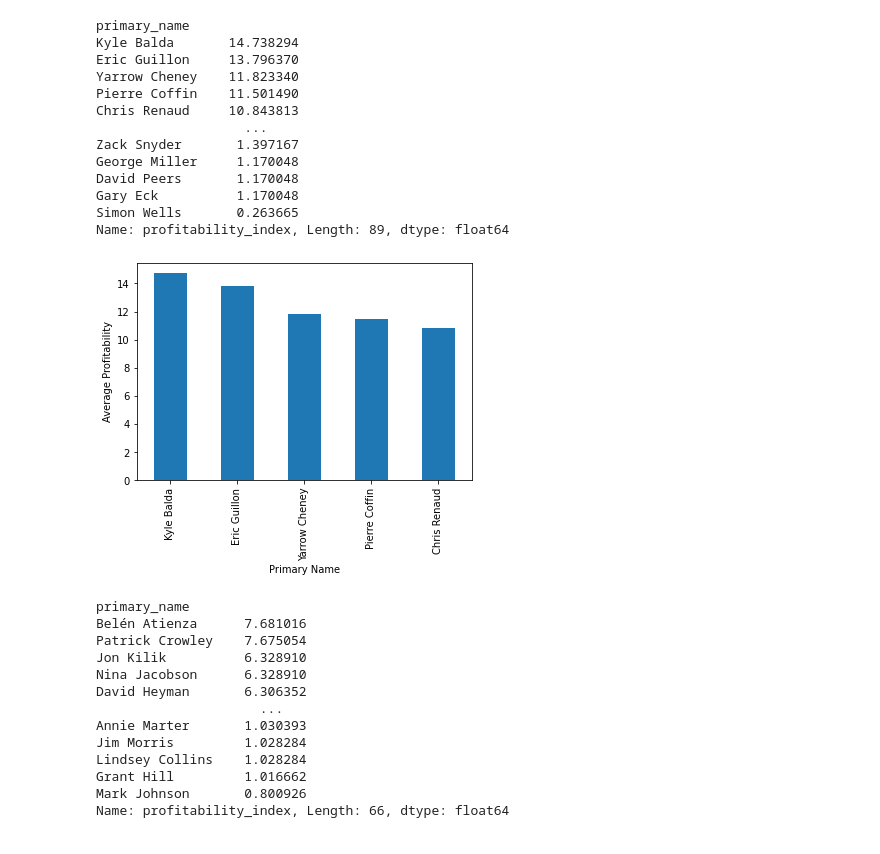
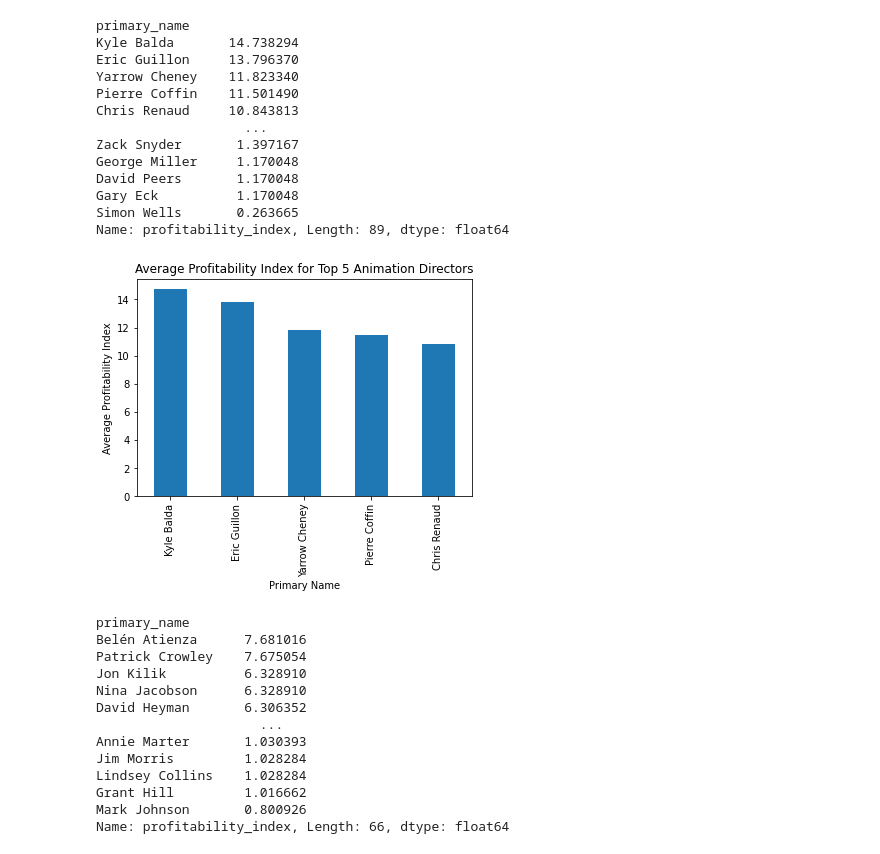
Before and after one commit to jbenasuli/Movie-Box-Office-Analysis, a Jupyter notebook: dsc-phase1-project-template.ipynb, the cells around one changed output. Cells and saved outputs as stored; diff of their text form; code cells hidden in the pictures.

```diff
--- a/dsc-phase1-project-template.ipynb
+++ b/dsc-phase1-project-template.ipynb
@@ -553,11 +583,12 @@ Name: profitability_index, Length: 89, dtype: float64
 # %%
 top_5_dir_animation = animation_dir_average_profitability.head(5)
 top_5_dir_animation.plot.bar()
 plt.xlabel('Primary Name')
-plt.ylabel('Average Profitability')
+plt.ylabel('Average Profitability Index')
+plt.title('Average Profitability Index for Top 5 Animation Directors')
 plt.show()
 # %% [output]
-[figure, old version]
+[figure, new version]
 # %%
 producers_df = merged_principals_df.loc[merged_principals_df['category'] == 'producer']
 # %%
```
Also changed, not shown: parts of 20 cells of this notebook.
